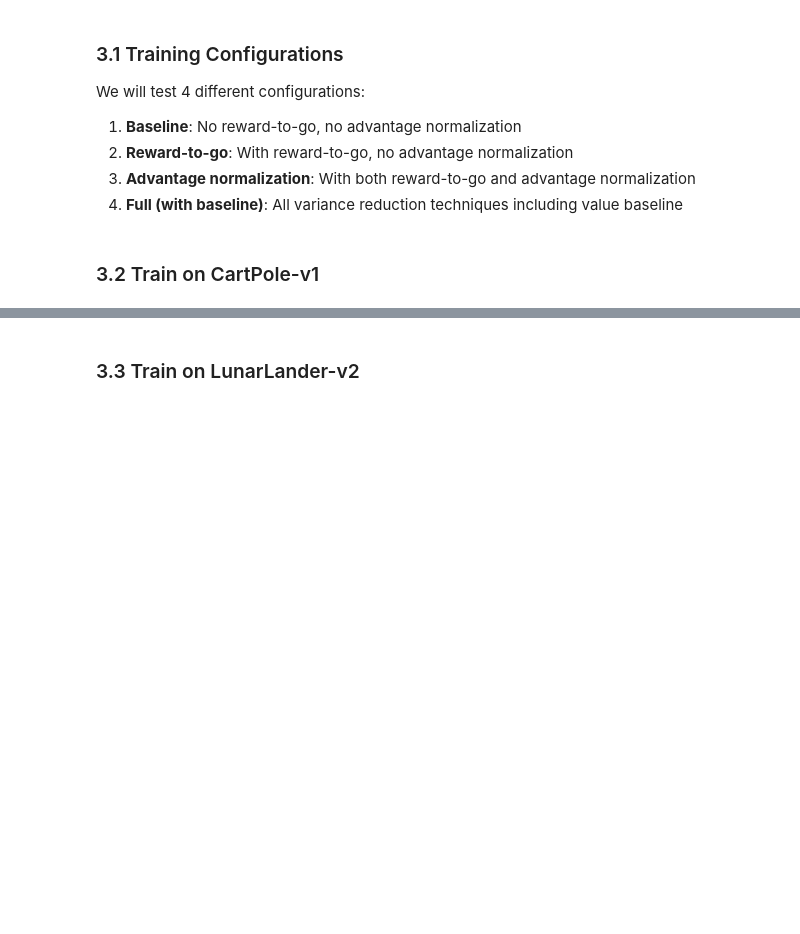
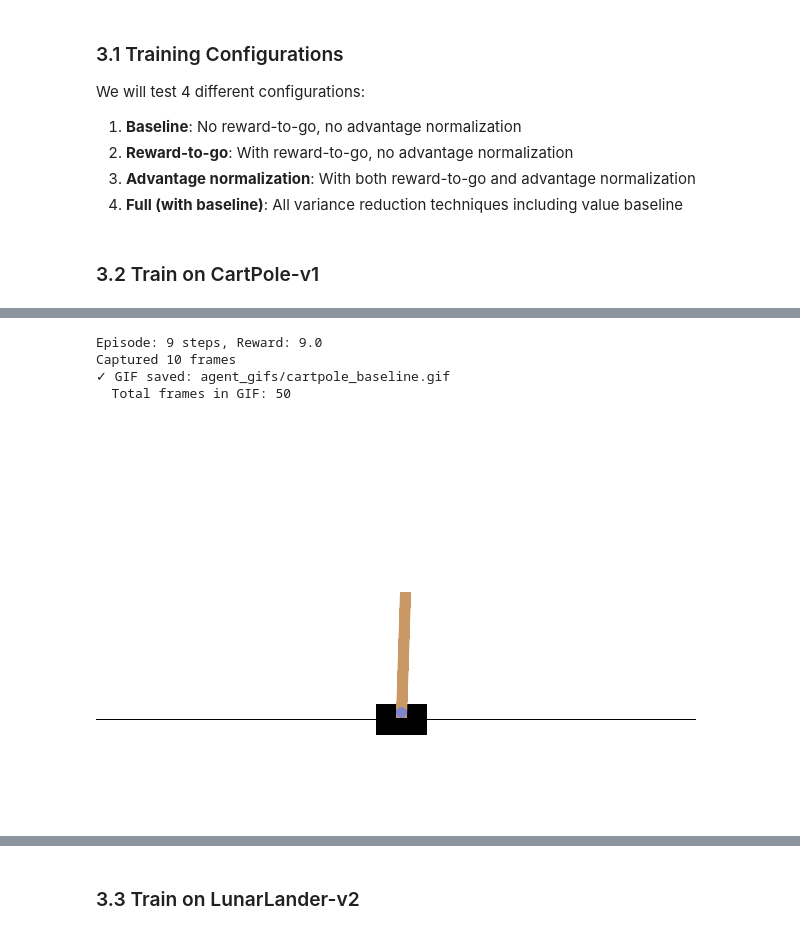
Before and after one commit to narendra-devireddy/CS5500-RL-DQN, a Jupyter notebook: Policy_Gradient.ipynb, the cells around one changed output, grey strips where cells are left out. Saved outputs shown, nothing was run; the diff lists cells and outputs as text; code cells hidden in the pictures; blank space fills up the shorter version.

Commit message:
Added Agent in memory gif episodes

```diff
--- a/Policy_Gradient.ipynb
+++ b/Policy_Gradient.ipynb
@@ -176,10 +220,9 @@ print("\n" + "="*80)
 print("Configuration 1: Baseline (No Variance Reduction)")
 print("="*80)
 
-cartpole_baseline = train_policy_gradient(
+cartpole_baseline_agent,cartpole_baseline_results = train_policy_gradient(
     **cartpole_params,
     use_reward_to_go=False,
     use_advantage_normalization=False,
     use_baseline=False,
-    save_path='pg_cartpole_baseline.pkl'
 )
@@ -186,3 +247,51 @@ cartpole_baseline = train_policy_gradient(
+# %%
+env = gym.make('CartPole-v1', render_mode='rgb_array')
+frames = []
+state, _ = env.reset(seed=SEED)
+total_reward = 0
+
+for step in range(3000):
+    frames.append(env.render())  # capture before step
+    action = cartpole_baseline_agent.select_action(state, training=False)
+    state, reward, done, truncated, _ = env.step(action)
+    total_reward += reward
+    if done or truncated:
+        # Capture the post-terminal frame
+        frames.append(env.render())
+        break
+
+env.close()
+
+print(f"Episode: {step+1} steps, Reward: {total_reward:.1f}")
+print(f"Captured {len(frames)} frames")
+
+# Convert frames to PIL images
+images = [Image.fromarray(frame) for frame in frames]
+
+# Slow down playback (repeat each frame more)
+slow_factor = 5  # repeat frames 5×
+repeated_images = []
+for img in images:
+    repeated_images.extend([img] * slow_factor)
+
+gif_path = 'agent_gifs/cartpole_baseline.gif'
+repeated_images[0].save(
+    gif_path,
+    save_all=True,
+    append_images=repeated_images[1:],
+    duration=80,  # ms per frame
+    loop=0
+)
+
+print(f"✓ GIF saved: {gif_path}")
+print(f"  Total frames in GIF: {len(repeated_images)}")
+display(IPImage(filename=gif_path))
+# %% [output]
+Episode: 9 steps, Reward: 9.0
+Captured 10 frames
+✓ GIF saved: agent_gifs/cartpole_baseline.gif
+  Total frames in GIF: 50
+[figure, added]
 # %%
 # Configuration 2: Reward-to-go only
 print("\n" + "="*80)
```
Also changed, not shown: parts of 37 cells of this notebook, 3 other files.
